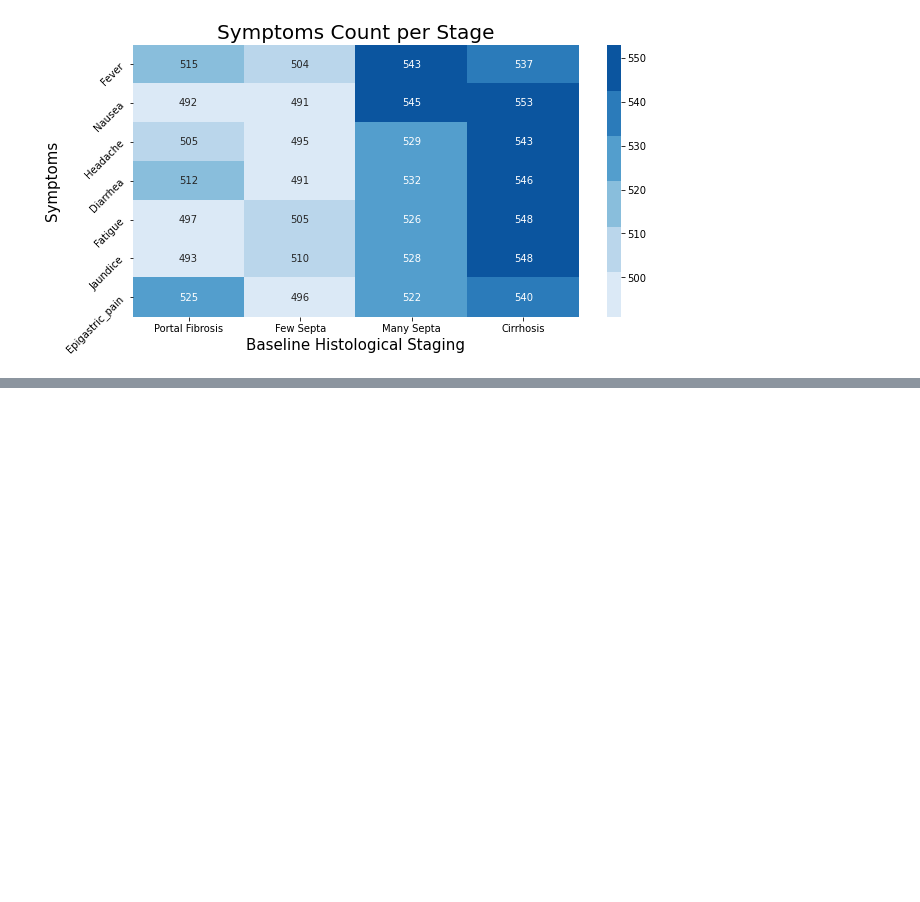
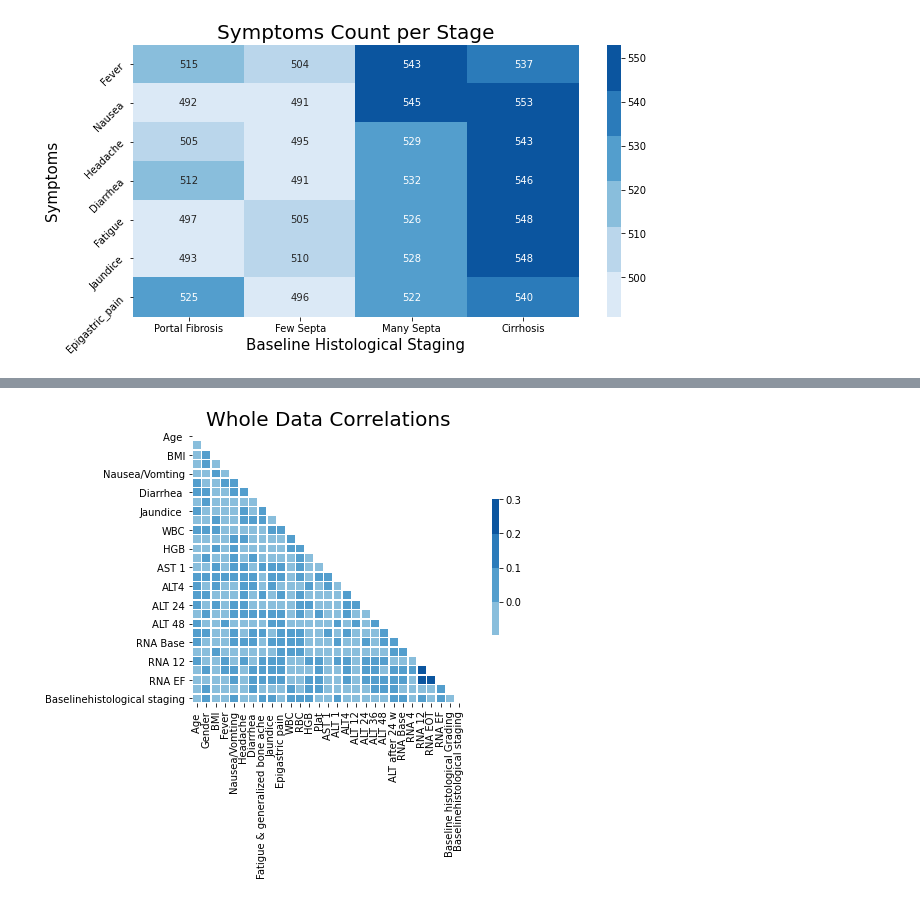
Before and after one commit to Ahmad-Abdalmageed/Egpytian_HCV, a Jupyter notebook: Egyptian_HCV_Investigation.ipynb, the cells around one changed output, grey strips where cells are left out. Cells and saved outputs as stored; diff of their text form; code cells hidden in the pictures; blank space fills up the shorter version.

```diff
--- a/Egyptian_HCV_Investigation.ipynb
+++ b/Egyptian_HCV_Investigation.ipynb
@@ -342,0 +384,18 @@ plt.show()
+# %%
+# Compute the correlation matrix
+corr = data.corr()
+
+# Generate a mask for the upper triangle
+mask = np.triu(np.ones_like(corr, dtype=bool))
+
+# Set up the matplotlib figure
+f, ax = plt.subplots(figsize=(10, 5))
+
+# Draw the heatmap with the mask and correct aspect ratio
+sns.heatmap(corr, mask=mask, cmap=color_pallete, vmax=.3, center=0,
+            square=True, linewidths=.5, cbar_kws={"shrink": .5})
+
+plt.title("Whole Data Correlations", fontsize=20)
+plt.show()
+# %% [output]
+[figure, added]
```
Also changed, not shown: parts of 15 cells of this notebook, 1 other file.
